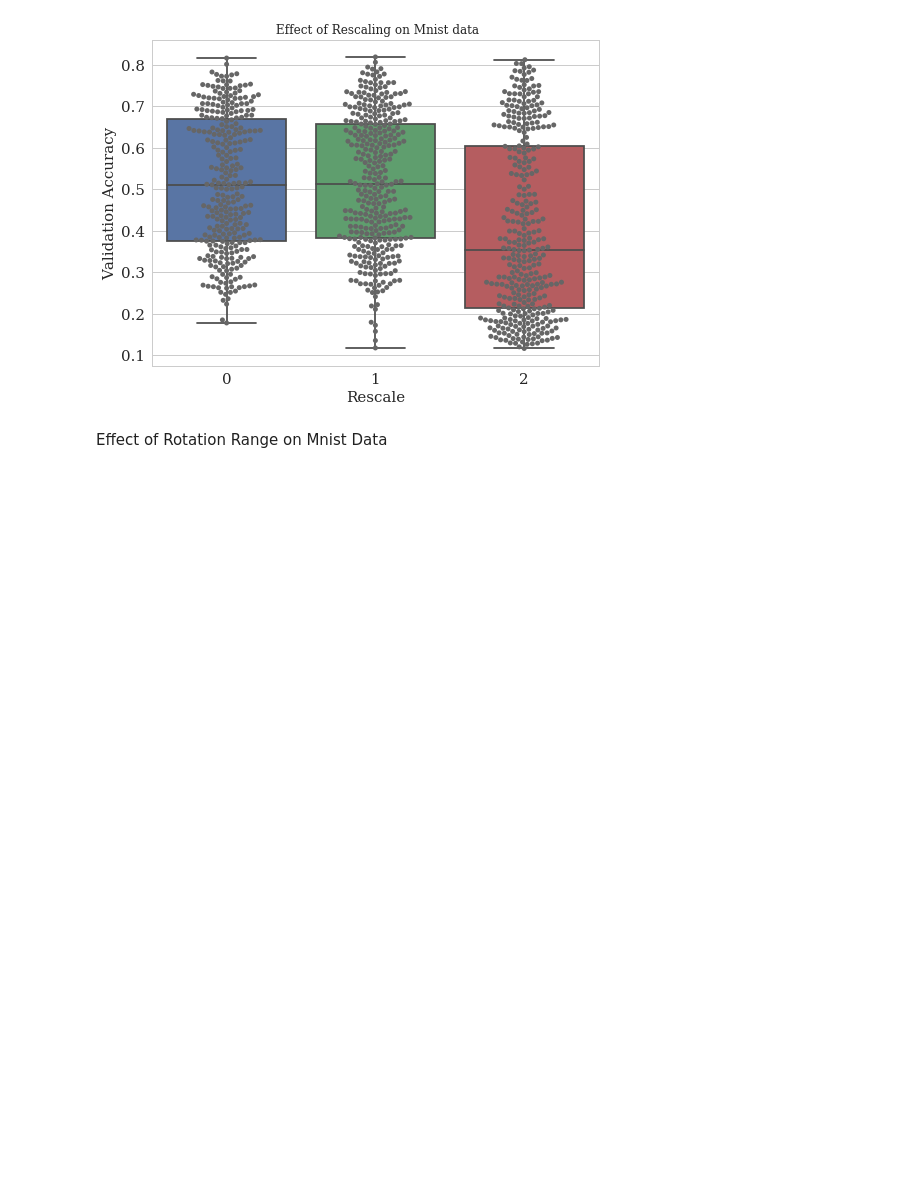
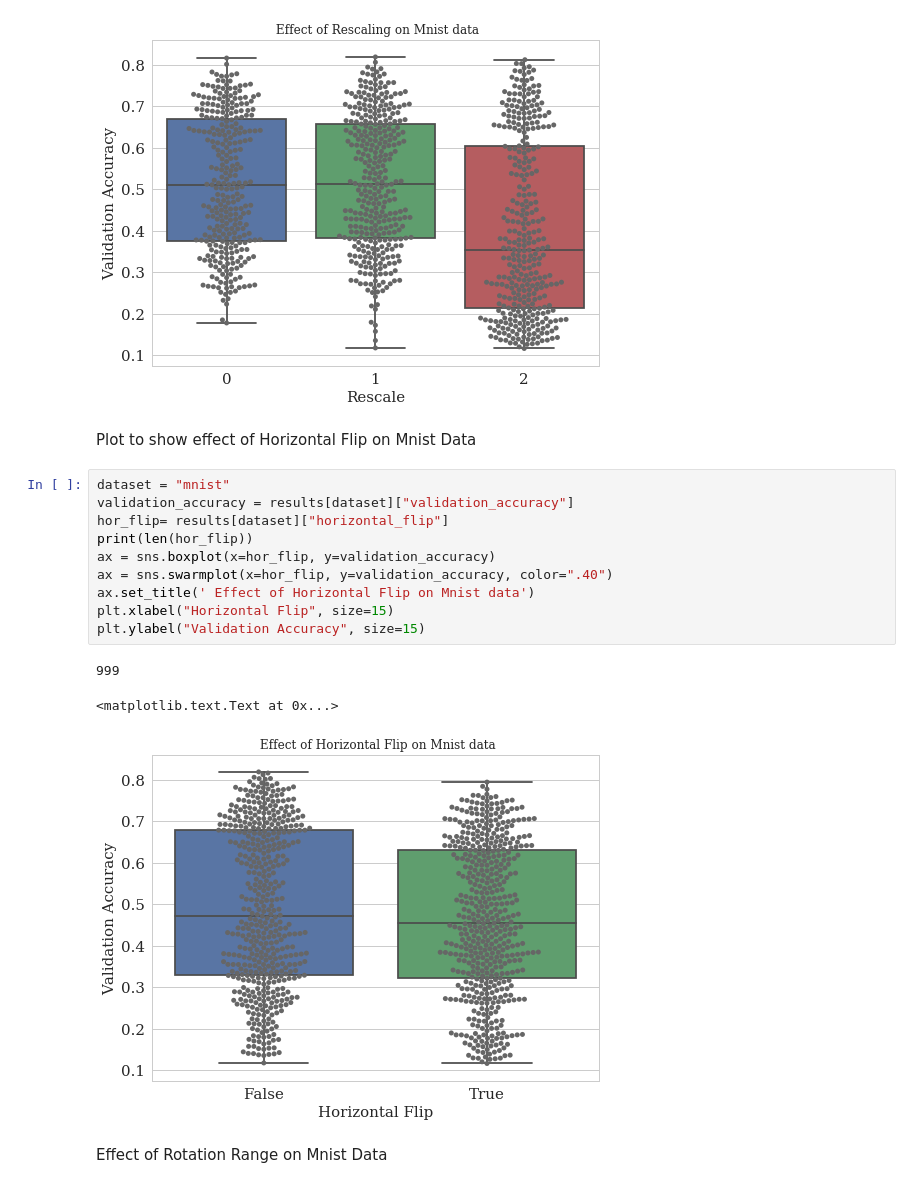
Before and after one commit to zemovi/AutoDA, a Jupyter notebook: notebooks/augmentation.ipynb, the cells around one changed output. Drawn from its saved outputs; the diff is of its cells as text; blank space fills up the shorter version.

```diff
--- a/notebooks/augmentation.ipynb
+++ b/notebooks/augmentation.ipynb
@@ -146,6 +148,22 @@ plt.ylabel("Validation Accuracy", size=15)
 # %% [output]
 <matplotlib.text.Text at 0x...>
 [figure]
+# %% [markdown]
+Plot to show effect of Horizontal Flip on Mnist Data
+# %%
+dataset = "mnist"
+validation_accuracy = results[dataset]["validation_accuracy"]
+hor_flip= results[dataset]["horizontal_flip"]
+print(len(hor_flip))
+ax = sns.boxplot(x=hor_flip, y=validation_accuracy)
+ax = sns.swarmplot(x=hor_flip, y=validation_accuracy, color=".40")
+ax.set_title(' Effect of Horizontal Flip on Mnist data')
+plt.xlabel("Horizontal Flip", size=15)
+plt.ylabel("Validation Accuracy", size=15)
+# %% [output]
+999
+<matplotlib.text.Text at 0x...>
+[figure, added]
 # %% [markdown]
 Effect of Rotation Range on Mnist Data
 # %%
```
Also changed, not shown: parts of 2 cells of this notebook, 2 other files.
